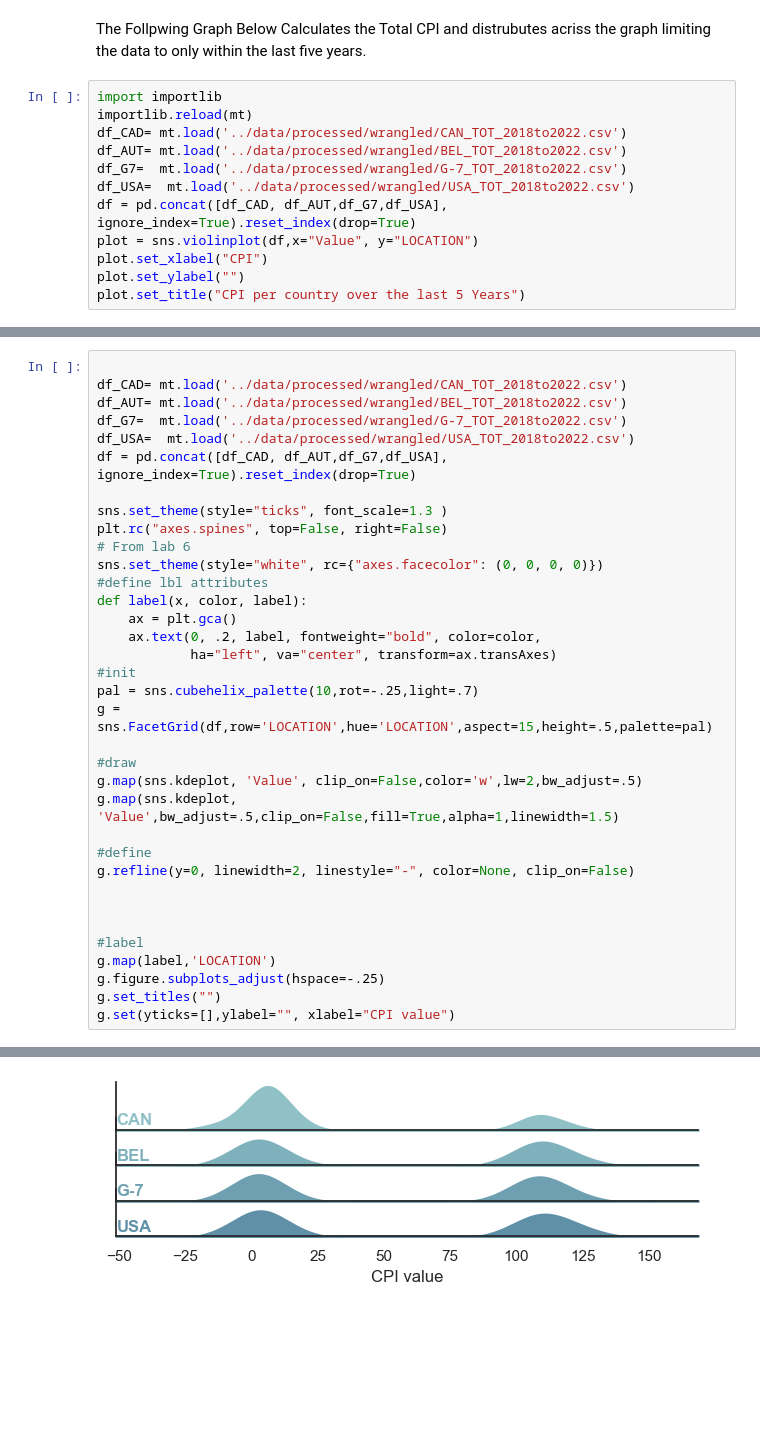
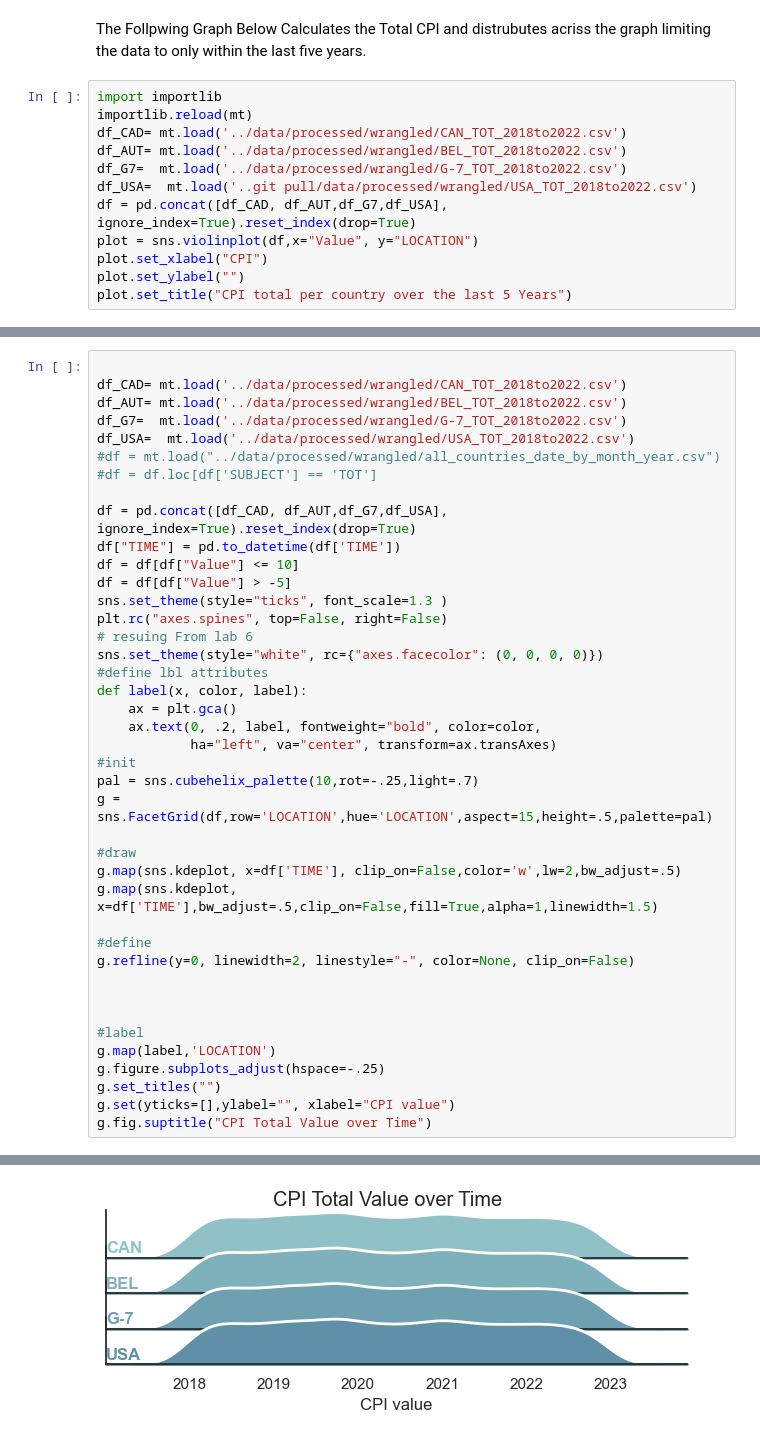
Before and after one commit to ubco-W2022T2-data301/project-group-group19, a Jupyter notebook: analysis/analysis2.ipynb, the cells around one changed output, grey strips where cells are left out. Saved outputs shown, nothing was run; the diff lists cells and outputs as text; blank space fills up the shorter version.

Commit message:
graphs updated

```diff
--- a/analysis/analysis2.ipynb
+++ b/analysis/analysis2.ipynb
@@ -408,10 +408,10 @@ importlib.reload(mt)
 df_CAD= mt.load('../data/processed/wrangled/CAN_TOT_2018to2022.csv')
 df_AUT= mt.load('../data/processed/wrangled/BEL_TOT_2018to2022.csv')
 df_G7=  mt.load('../data/processed/wrangled/G-7_TOT_2018to2022.csv')
-df_USA=  mt.load('../data/processed/wrangled/USA_TOT_2018to2022.csv')
+df_USA=  mt.load('..git pull/data/processed/wrangled/USA_TOT_2018to2022.csv')
 df = pd.concat([df_CAD, df_AUT,df_G7,df_USA], ignore_index=True).reset_index(drop=True)
 plot = sns.violinplot(df,x="Value", y="LOCATION")
 plot.set_xlabel("CPI")
 plot.set_ylabel("")
-plot.set_title("CPI per country over the last 5 Years")
+plot.set_title("CPI total per country over the last 5 Years")
 # %% [output]
@@ -423,11 +422,16 @@ df_CAD= mt.load('../data/processed/wrangled/CAN_TOT_2018to2022.csv')
 df_AUT= mt.load('../data/processed/wrangled/BEL_TOT_2018to2022.csv')
 df_G7=  mt.load('../data/processed/wrangled/G-7_TOT_2018to2022.csv')
 df_USA=  mt.load('../data/processed/wrangled/USA_TOT_2018to2022.csv')
+#df = mt.load("../data/processed/wrangled/all_countries_date_by_month_year.csv")
+#df = df.loc[df['SUBJECT'] == 'TOT']
+
 df = pd.concat([df_CAD, df_AUT,df_G7,df_USA], ignore_index=True).reset_index(drop=True)
-
+df["TIME"] = pd.to_datetime(df['TIME'])
+df = df[df["Value"] <= 10]
+df = df[df["Value"] > -5]
 sns.set_theme(style="ticks", font_scale=1.3 )
 plt.rc("axes.spines", top=False, right=False)
-# From lab 6
+# resuing From lab 6
 sns.set_theme(style="white", rc={"axes.facecolor": (0, 0, 0, 0)})
 #define lbl attributes
 def label(x, color, label):
@@ -439,8 +443,8 @@ pal = sns.cubehelix_palette(10,rot=-.25,light=.7)
 g = sns.FacetGrid(df,row='LOCATION',hue='LOCATION',aspect=15,height=.5,palette=pal)
 
 #draw
-g.map(sns.kdeplot, 'Value', clip_on=False,color='w',lw=2,bw_adjust=.5)
-g.map(sns.kdeplot, 'Value',bw_adjust=.5,clip_on=False,fill=True,alpha=1,linewidth=1.5)
+g.map(sns.kdeplot, x=df['TIME'], clip_on=False,color='w',lw=2,bw_adjust=.5)
+g.map(sns.kdeplot, x=df['TIME'],bw_adjust=.5,clip_on=False,fill=True,alpha=1,linewidth=1.5)
 
 #define
 g.refline(y=0, linewidth=2, linestyle="-", color=None, clip_on=False)
@@ -452,4 +456,5 @@ g.map(label,'LOCATION')
 g.figure.subplots_adjust(hspace=-.25)
 g.set_titles("")
 g.set(yticks=[],ylabel="", xlabel="CPI value")
+g.fig.suptitle("CPI Total Value over Time")
 # %% [output]
@@ -457 +462 @@ g.set(yticks=[],ylabel="", xlabel="CPI value")
-[figure, old version]
+[figure, new version]
```
Also changed, not shown: parts of 10 cells of this notebook, 3 other files.
